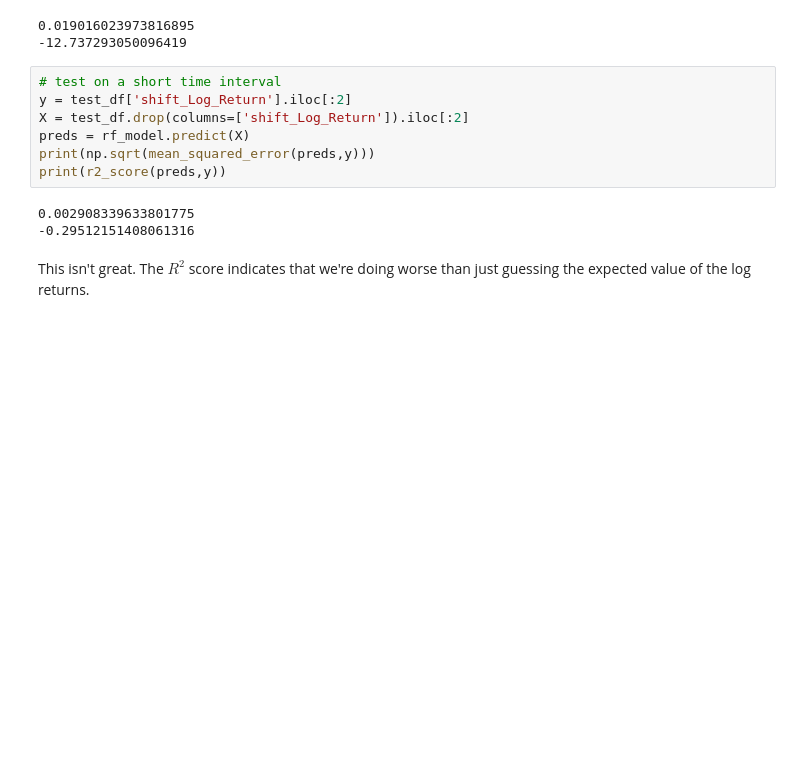
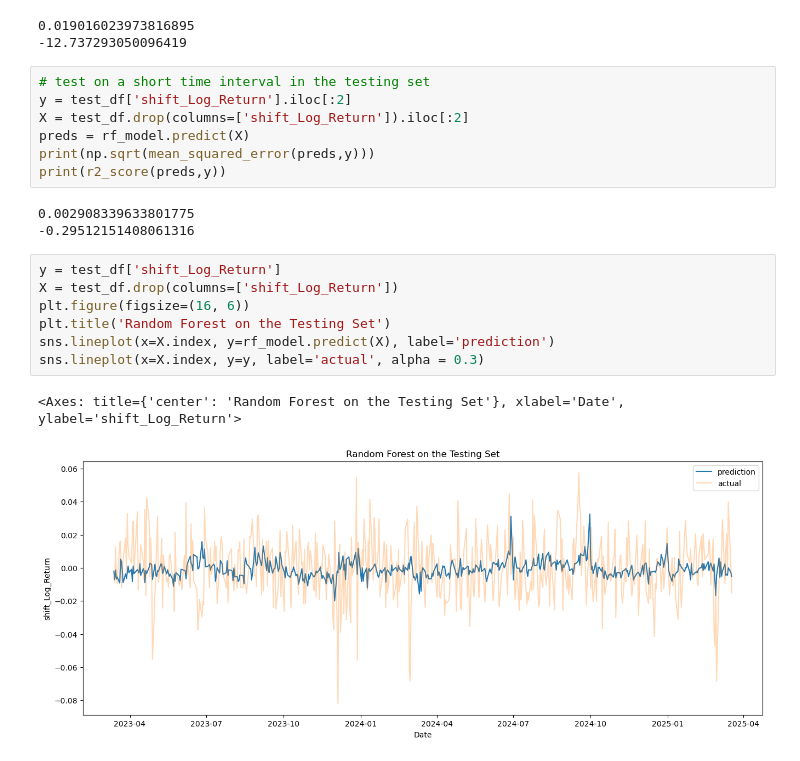
Before and after one commit to TianhaoW/ErdosAgriDerivPredict, a Jupyter notebook: notebooks/sugar_model.ipynb, the cells around one changed output. Saved outputs shown, nothing was run; the diff lists cells and outputs as text; blank space fills up the shorter version.

```diff
--- a/notebooks/sugar_model.ipynb
+++ b/notebooks/sugar_model.ipynb
@@ -610,7 +638,7 @@ print(r2_score(preds,y))
 0.019016023973816895
 -12.737293050096419
 # %%
-# test on a short time interval
+# test on a short time interval in the testing set
 y = test_df['shift_Log_Return'].iloc[:2]
 X = test_df.drop(columns=['shift_Log_Return']).iloc[:2]
 preds = rf_model.predict(X)
@@ -619,5 +647,13 @@ print(r2_score(preds,y))
 # %% [output]
 0.002908339633801775
 -0.29512151408061316
-# %% [markdown]
-This isn't great. The $R^2$ score indicates that we're doing worse than just guessing the expected value of the log returns.
+# %%
+y = test_df['shift_Log_Return']
+X = test_df.drop(columns=['shift_Log_Return'])
+plt.figure(figsize=(16, 6))
+plt.title('Random Forest on the Testing Set')
+sns.lineplot(x=X.index, y=rf_model.predict(X), label='prediction')
+sns.lineplot(x=X.index, y=y, label='actual', alpha = 0.3)
+# %% [output]
+<Axes: title={'center': 'Random Forest on the Testing Set'}, xlabel='Date', ylabel='shift_Log_Return'>
+[figure, added]
```
Also changed, not shown: parts of 4 cells of this notebook.
